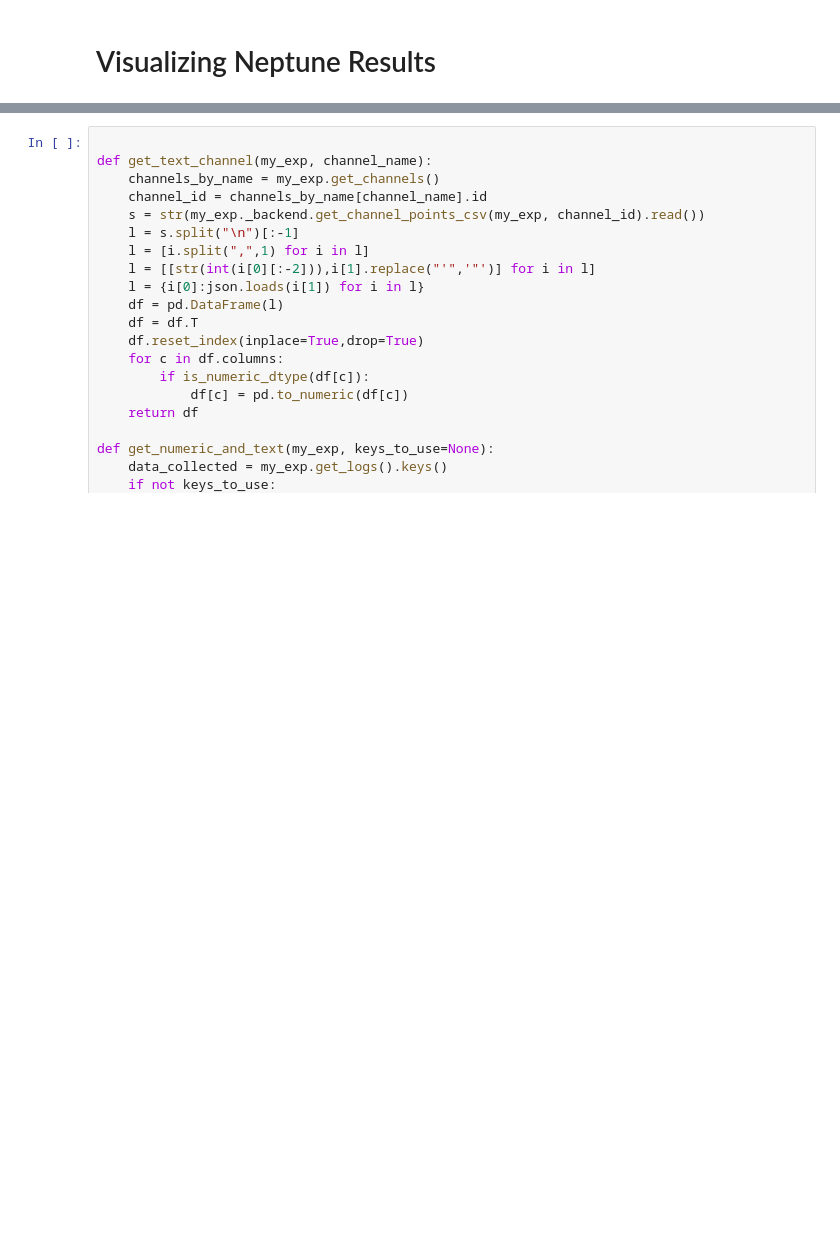
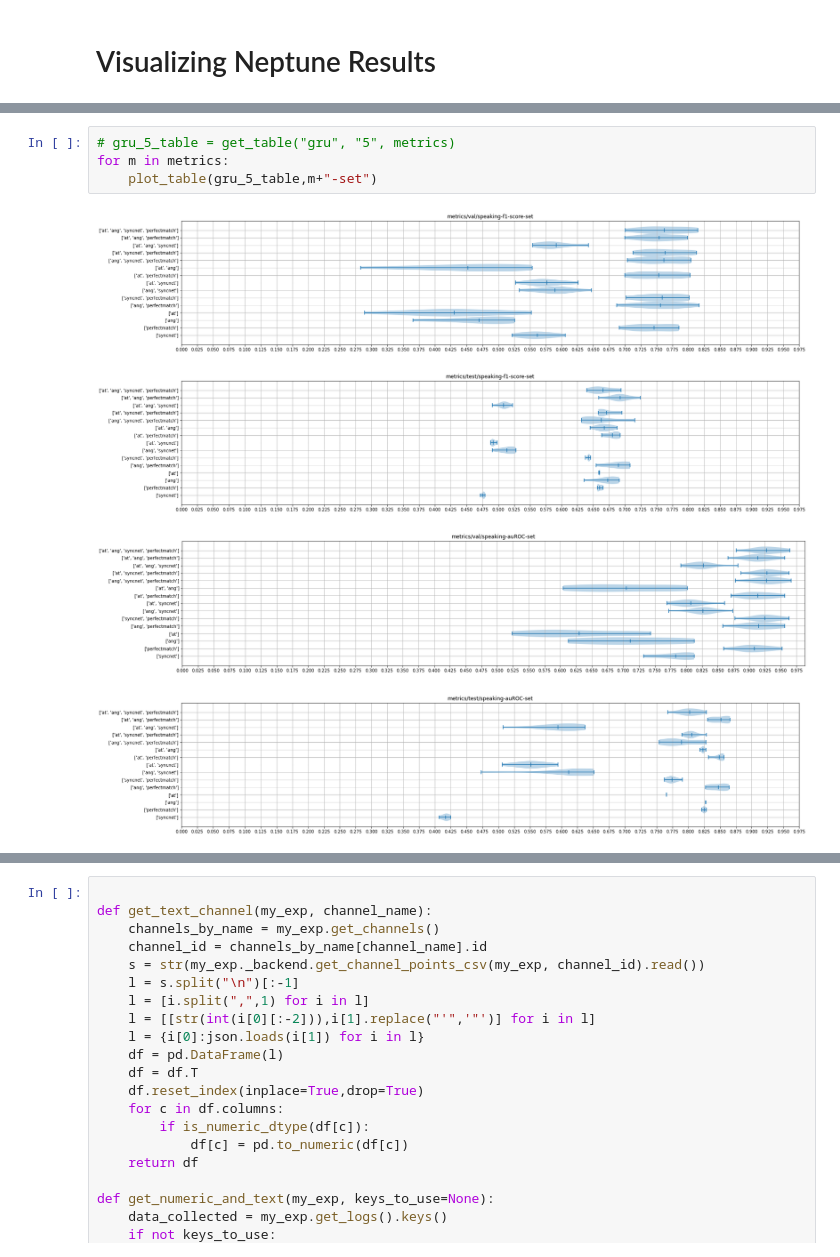
Before and after one commit to interaction-lab/modeling-pipeline, a Jupyter notebook: examples/active_speaker/analyze-results.ipynb, the cells around one changed output, grey strips where cells are left out. Cells and saved outputs as stored; diff of their text form; blank space fills up the shorter version.

```diff
--- a/examples/active_speaker/analyze-results.ipynb
+++ b/examples/active_speaker/analyze-results.ipynb
@@ -144,0 +157,9 @@ DecodeError: It is required that you pass in a value for the "algorithms" argume
+# %%
+# gru_5_table = get_table("gru", "5", metrics)
+for m in metrics:
+    plot_table(gru_5_table,m+"-set")
+# %% [output]
+[figure, added]
+[figure, added]
+[figure, added]
+[figure, added]
```
Also changed, not shown: parts of 23 cells of this notebook, 3 other files.
